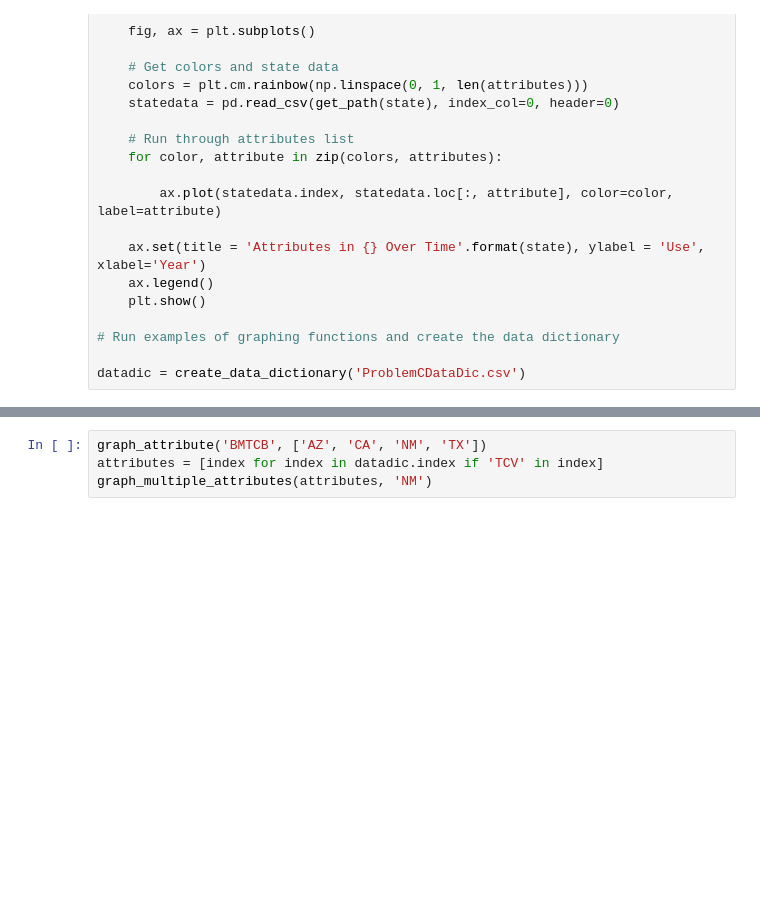
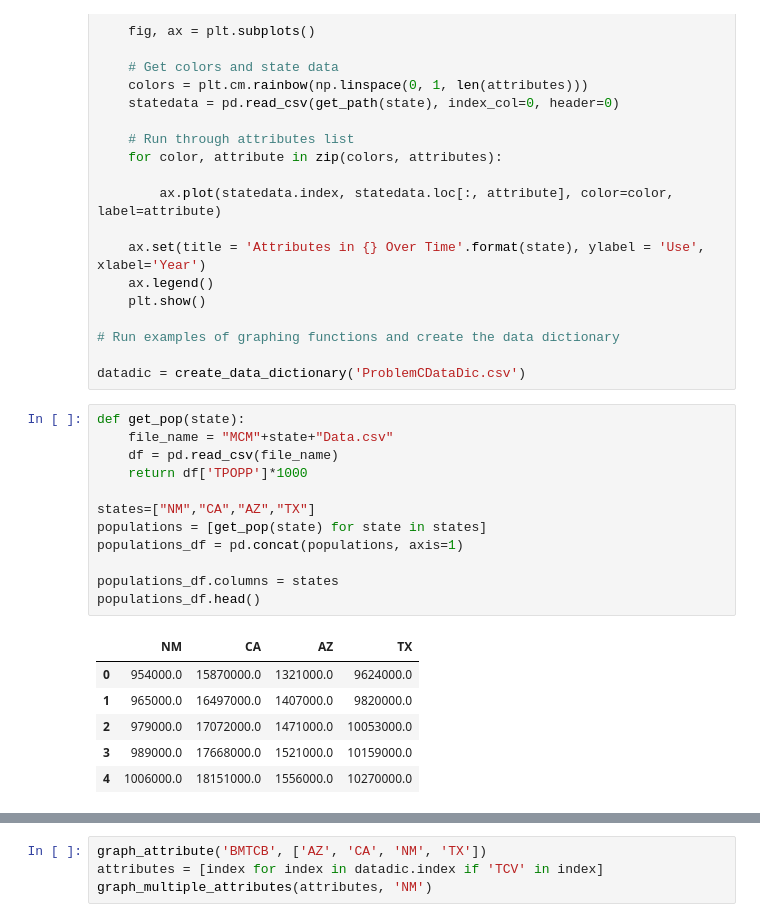
Before and after one commit to eshantewari/MCM_2018, a Jupyter notebook: Graphing.ipynb, the cells around one changed output, grey strips where cells are left out. Cells and saved outputs as stored; diff of their text form; blank space fills up the shorter version.

```diff
--- a/Graphing.ipynb
+++ b/Graphing.ipynb
@@ -54,6 +54,25 @@ def graph_multiple_attributes(attributes, state):
 # Run examples of graphing functions and create the data dictionary
 
 datadic = create_data_dictionary('ProblemCDataDic.csv')
+# %%
+def get_pop(state):
+    file_name = "MCM"+state+"Data.csv"
+    df = pd.read_csv(file_name)
+    return df['TPOPP']*1000
+
+states=["NM","CA","AZ","TX"]
+populations = [get_pop(state) for state in states]
+populations_df = pd.concat(populations, axis=1)
+
+populations_df.columns = states
+populations_df.head()
+# %% [output]
+|  | NM | CA | AZ | TX |
+| 0 | 954000.0 | 15870000.0 | 1321000.0 | 9624000.0 |
+| 1 | 965000.0 | 16497000.0 | 1407000.0 | 9820000.0 |
+| 2 | 979000.0 | 17072000.0 | 1471000.0 | 10053000.0 |
+| 3 | 989000.0 | 17668000.0 | 1521000.0 | 10159000.0 |
+| 4 | 1006000.0 | 18151000.0 | 1556000.0 | 10270000.0 |
 # %%
 #Energy Source Profile
 def get_total_consumption(state,population, year):
```
Also changed, not shown: parts of 5 cells of this notebook.
